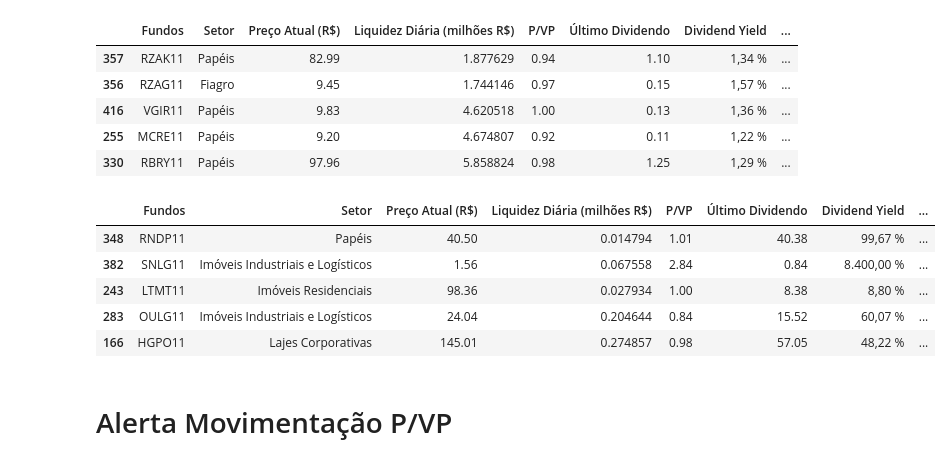
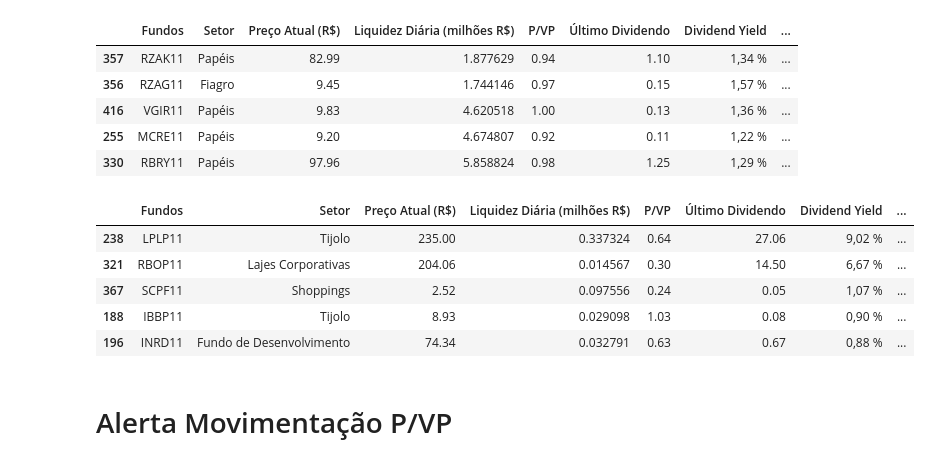
Before and after one commit to DanilJP/fii_monitor, a Jupyter notebook: aux_fii.ipynb, the cells around one changed output. Drawn from its saved outputs; the diff is of its cells as text; code cells hidden in the pictures.

```diff
--- a/aux_fii.ipynb
+++ b/aux_fii.ipynb
@@ -503,14 +503,14 @@ score_perfeitos.sort_values(['DY (3M) Acumulado'],ascending=False).sort_values([
 | 330 | RBRY11 | Papéis | 97.96 | 5.858824 | 0.98 | 1.25 | 1,29 % | ... |
 # %%
 # FII armadilhas
-score_ruins.sort_values('Dividend Yield',ascending=False).head()
+score_horriveis.sort_values('Dividend Yield',ascending=False).head()
 # %% [output]
 |  | Fundos | Setor | Preço Atual (R$) | Liquidez Diária (milhões R$) | P/VP | Último Dividendo | Dividend Yield | ... |
-| 348 | RNDP11 | Papéis | 40.50 | 0.014794 | 1.01 | 40.38 | 99,67 % | ... |
-| 382 | SNLG11 | Imóveis Industriais e Logísticos | 1.56 | 0.067558 | 2.84 | 0.84 | 8.400,00 % | ... |
-| 243 | LTMT11 | Imóveis Residenciais | 98.36 | 0.027934 | 1.00 | 8.38 | 8,80 % | ... |
-| 283 | OULG11 | Imóveis Industriais e Logísticos | 24.04 | 0.204644 | 0.84 | 15.52 | 60,07 % | ... |
-| 166 | HGPO11 | Lajes Corporativas | 145.01 | 0.274857 | 0.98 | 57.05 | 48,22 % | ... |
+| 238 | LPLP11 | Tijolo | 235.00 | 0.337324 | 0.64 | 27.06 | 9,02 % | ... |
+| 321 | RBOP11 | Lajes Corporativas | 204.06 | 0.014567 | 0.30 | 14.50 | 6,67 % | ... |
+| 367 | SCPF11 | Shoppings | 2.52 | 0.097556 | 0.24 | 0.05 | 1,07 % | ... |
+| 188 | IBBP11 | Tijolo | 8.93 | 0.029098 | 1.03 | 0.08 | 0,90 % | ... |
+| 196 | INRD11 | Fundo de Desenvolvimento | 74.34 | 0.032791 | 0.63 | 0.67 | 0,88 % | ... |
 # %% [markdown]
 # Alerta Movimentação P/VP
 # %%
```
Also changed, not shown: 1 other file.
